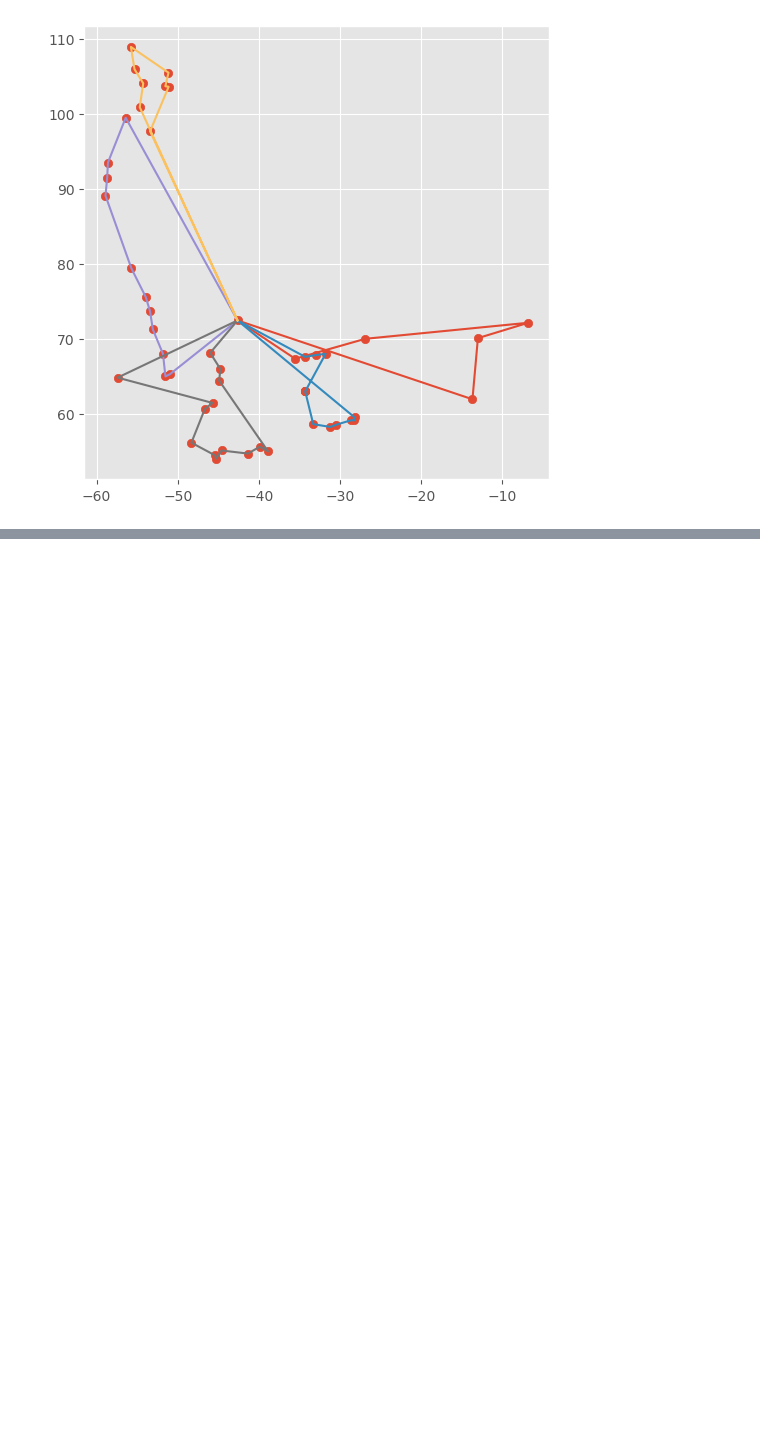
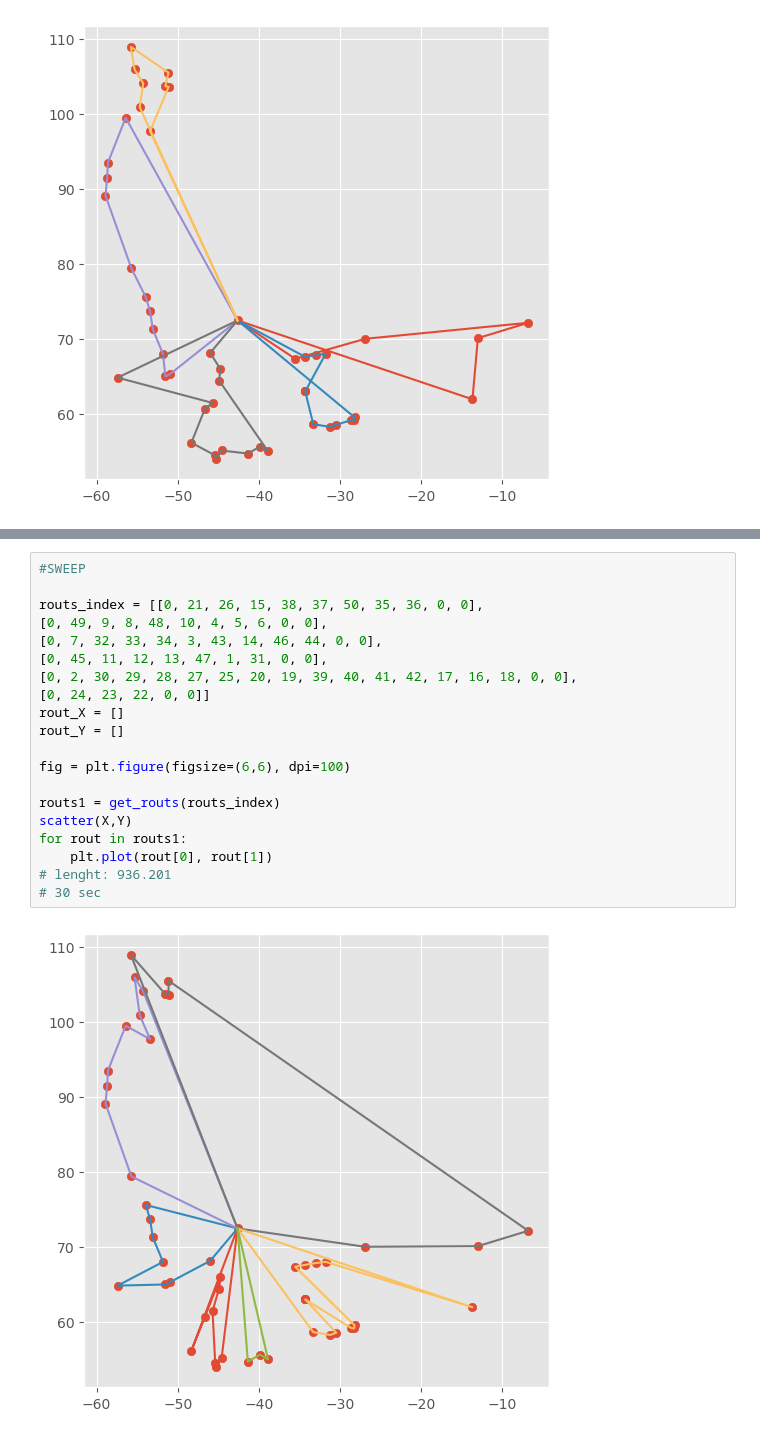
Before and after one commit to EvgenyOleshkevich/transopt_routing, a Jupyter notebook: NIER/NIR_balanced_weight2.ipynb, the cells around one changed output, grey strips where cells are left out. Cells and saved outputs as stored; diff of their text form; blank space fills up the shorter version.

```diff
--- a/NIER/NIR_balanced_weight2.ipynb
+++ b/NIER/NIR_balanced_weight2.ipynb
@@ -475,0 +497,22 @@ for rout in routs1:
+# %%
+#SWEEP
+
+routs_index = [[0, 21, 26, 15, 38, 37, 50, 35, 36, 0, 0],
+[0, 49, 9, 8, 48, 10, 4, 5, 6, 0, 0],
+[0, 7, 32, 33, 34, 3, 43, 14, 46, 44, 0, 0],
+[0, 45, 11, 12, 13, 47, 1, 31, 0, 0],
+[0, 2, 30, 29, 28, 27, 25, 20, 19, 39, 40, 41, 42, 17, 16, 18, 0, 0],
+[0, 24, 23, 22, 0, 0]]
+rout_X = []
+rout_Y = []
+
+fig = plt.figure(figsize=(6,6), dpi=100)
+
+routs1 = get_routs(routs_index)
+scatter(X,Y)
+for rout in routs1:
+    plt.plot(rout[0], rout[1])
+# lenght: 936.201
+# 30 sec
+# %% [output]
+[figure, added]
```
Also changed, not shown: parts of 2 cells of this notebook, 4 other files.
